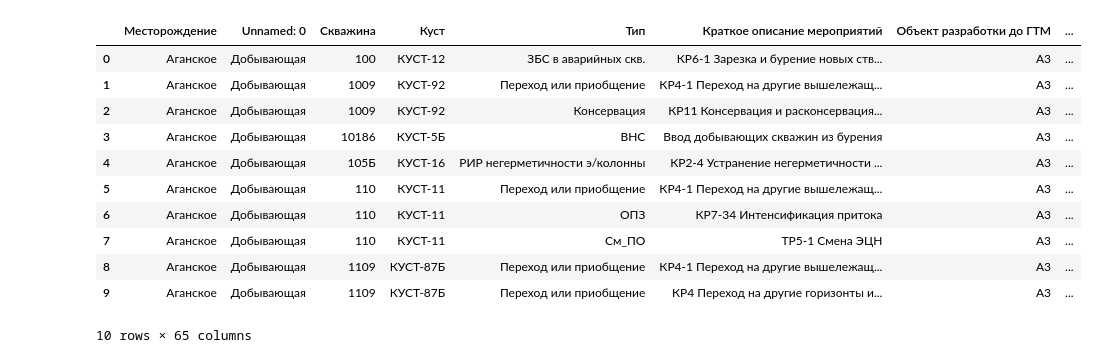
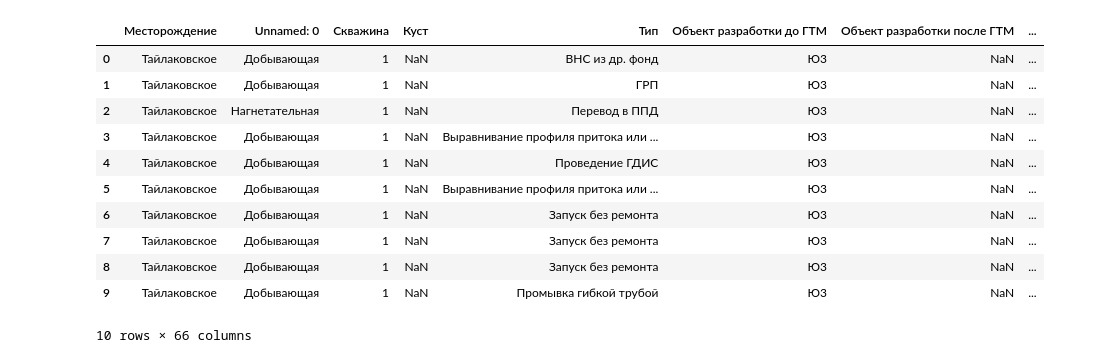
Before and after one commit to lybmvvs/appgazprom2.0, a Jupyter notebook: A3 checking strongly.ipynb, the cells around one changed output. Drawn from its saved outputs; the diff is of its cells as text; code cells hidden in the pictures.

```diff
--- a/A3 checking strongly.ipynb
+++ b/A3 checking strongly.ipynb
@@ -28,4 +28,4 @@ print(grp_dad.head(20),grp_dad.shape)
 # %%
-grp_gtm = pd.read_excel('ГТМ (2).xlsx',header=[1], index_col=[1])
+grp_gtm = pd.read_excel('two.xlsx',header=[1], index_col=[1])
 print(grp_gtm.head(10),grp_gtm.shape)
 # %% [output]
@@ -106,21 +106,21 @@ grp_dad.head(10)
 10 rows × 36 columns
 # %%
-plastt = 'А3'
+plastt = 'Ю3'
 grp_gtm = grp_gtm.drop(grp_gtm[grp_gtm['Объект разработки до ГТМ'] != plastt].index).reset_index(drop=True)
 grp_gtm.head(10)
 # %% [output]
-|  | Месторождение | Unnamed: 0 | Скважина | Куст | Тип | Краткое описание мероприятий | Объект разработки до ГТМ | ... |
-| 0 | Аганское | Добывающая | 100 | КУСТ-12 | ЗБС в аварийных скв. | КР6-1 Зарезка и бурение новых ств... | А3 | ... |
-| 1 | Аганское | Добывающая | 1009 | КУСТ-92 | Переход или приобщение | КР4-1 Переход на другие вышележащ... | А3 | ... |
-| 2 | Аганское | Добывающая | 1009 | КУСТ-92 | Консервация | КР11 Консервация и расконсервация... | А3 | ... |
-| 3 | Аганское | Добывающая | 10186 | КУСТ-5Б | ВНС | Ввод добывающих скважин из бурения | А3 | ... |
-| 4 | Аганское | Добывающая | 105Б | КУСТ-16 | РИР негерметичности э/колонны | КР2-4 Устранение негерметичности ... | А3 | ... |
-| 5 | Аганское | Добывающая | 110 | КУСТ-11 | Переход или приобщение | КР4-1 Переход на другие вышележащ... | А3 | ... |
-| 6 | Аганское | Добывающая | 110 | КУСТ-11 | ОПЗ | КР7-34 Интенсификация притока | А3 | ... |
-| 7 | Аганское | Добывающая | 110 | КУСТ-11 | См_ПО | ТР5-1 Смена ЭЦН | А3 | ... |
-| 8 | Аганское | Добывающая | 1109 | КУСТ-87Б | Переход или приобщение | КР4-1 Переход на другие вышележащ... | А3 | ... |
-| 9 | Аганское | Добывающая | 1109 | КУСТ-87Б | Переход или приобщение | КР4 Переход на другие горизонты и... | А3 | ... |
+|  | Месторождение | Unnamed: 0 | Скважина | Куст | Тип | Объект разработки до ГТМ | Объект разработки после ГТМ | ... |
+| 0 | Тайлаковское | Добывающая | 1 | NaN | ВНС из др. фонд | Ю3 | NaN | ... |
+| 1 | Тайлаковское | Добывающая | 1 | NaN | ГРП | Ю3 | NaN | ... |
+| 2 | Тайлаковское | Нагнетательная | 1 | NaN | Перевод в ППД | Ю3 | NaN | ... |
+| 3 | Тайлаковское | Добывающая | 1 | NaN | Выравнивание профиля притока или ... | Ю3 | NaN | ... |
+| 4 | Тайлаковское | Добывающая | 1 | NaN | Проведение ГДИС | Ю3 | NaN | ... |
+| 5 | Тайлаковское | Добывающая | 1 | NaN | Выравнивание профиля притока или ... | Ю3 | NaN | ... |
+| 6 | Тайлаковское | Добывающая | 1 | NaN | Запуск без ремонта | Ю3 | NaN | ... |
+| 7 | Тайлаковское | Добывающая | 1 | NaN | Запуск без ремонта | Ю3 | NaN | ... |
+| 8 | Тайлаковское | Добывающая | 1 | NaN | Запуск без ремонта | Ю3 | NaN | ... |
+| 9 | Тайлаковское | Добывающая | 1 | NaN | Промывка гибкой трубой | Ю3 | NaN | ... |
-10 rows × 65 columns
+10 rows × 66 columns
 # %%
 coordinates['Length'] = coordinates.apply(
             lambda x: ((x['Координата забоя Х (по траектории)'] - x['Координата X']) ** (2) +
```
Also changed, not shown: parts of 62 cells of this notebook, 6 other files.
